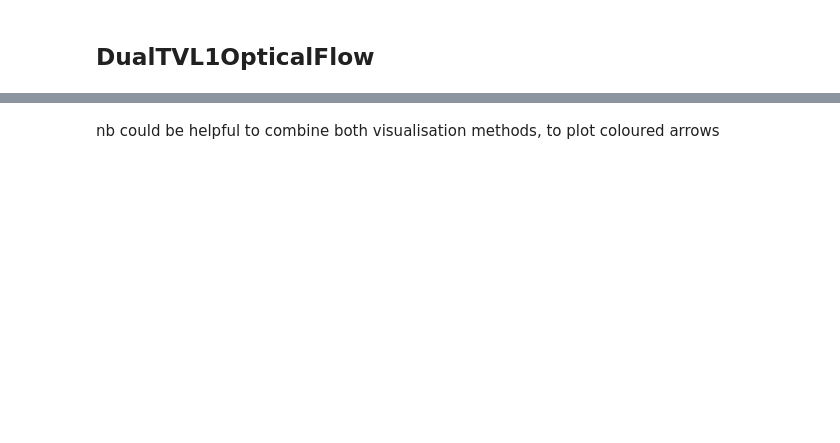
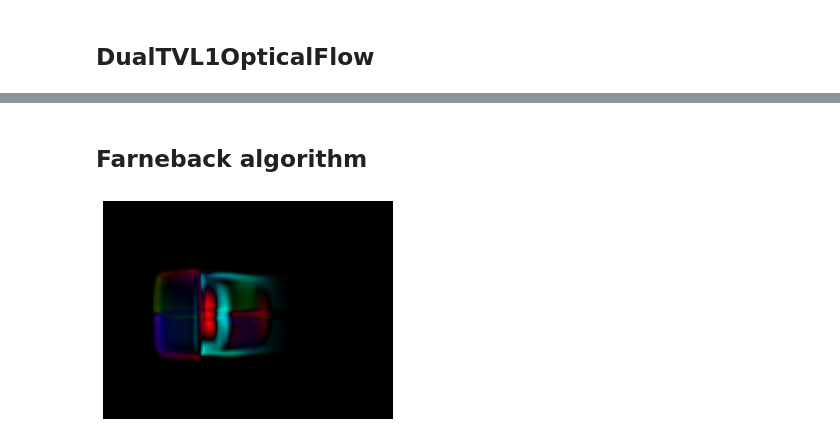
Before and after one commit to tinyrobots/shared_notebooks, a Jupyter notebook: optical_flow_methods_comparisons.ipynb, the cells around one changed output, grey strips where cells are left out. Saved outputs shown, nothing was run; the diff lists cells and outputs as text; code cells hidden in the pictures; blank space fills up the shorter version.

Commit message:
added Farneback method

```diff
--- a/optical_flow_methods_comparisons.ipynb
+++ b/optical_flow_methods_comparisons.ipynb
@@ -178,2 +178,36 @@ plt.show()
-# %% [markdown]
-nb could be helpful to combine both visualisation methods, to plot coloured arrows
+# %% [markdown]
+## Farneback algorithm
+# %%
+# Farneback
+# documentation: https://docs.opencv.org/3.4/dc/d6b/group__video__track.html#ga5d10ebbd59fe09c5f650289ec0ece5af
+# default params are mentioned here: https://learnopencv.com/optical-flow-in-opencv/
+p1 = cv2.calcOpticalFlowFarneback(img1_gray, img2_gray, flow=None,
+                                  pyr_scale=0.5,
+                                  levels=3,
+                                  winsize=20,
+                                  iterations=10,
+                                  poly_n=5,
+                                  poly_sigma=1.2,
+                                  flags=0)
+flow_img = p1
+# %%
+# plot as colours
+
+# crate HSV & make Value a constant (?)
+hsv = np.zeros([img1_gray.shape[0],img1_gray.shape[1],3], dtype=np.uint8)
+hsv[..., 1] = 255
+
+# Encoding: convert the algorithm's output into Polar coordinates
+mag, ang = cv2.cartToPolar(flow_img[..., 0], flow_img[..., 1])
+# Use Hue and Value to encode the Optical Flow
+hsv[..., 0] = ang * 180 / np.pi / 2
+hsv[..., 2] = cv2.normalize(mag, None, 0, 255, cv2.NORM_MINMAX)
+
+# Convert HSV image into BGR for demo
+rgb = cv2.cvtColor(hsv, cv2.COLOR_HSV2RGB)
+# plt.imshow(img1)
+plt.imshow(rgb)
+plt.axis('off')
+plt.show()
+# %% [output]
+[figure, added]
```
Also changed, not shown: parts of 5 cells of this notebook.
